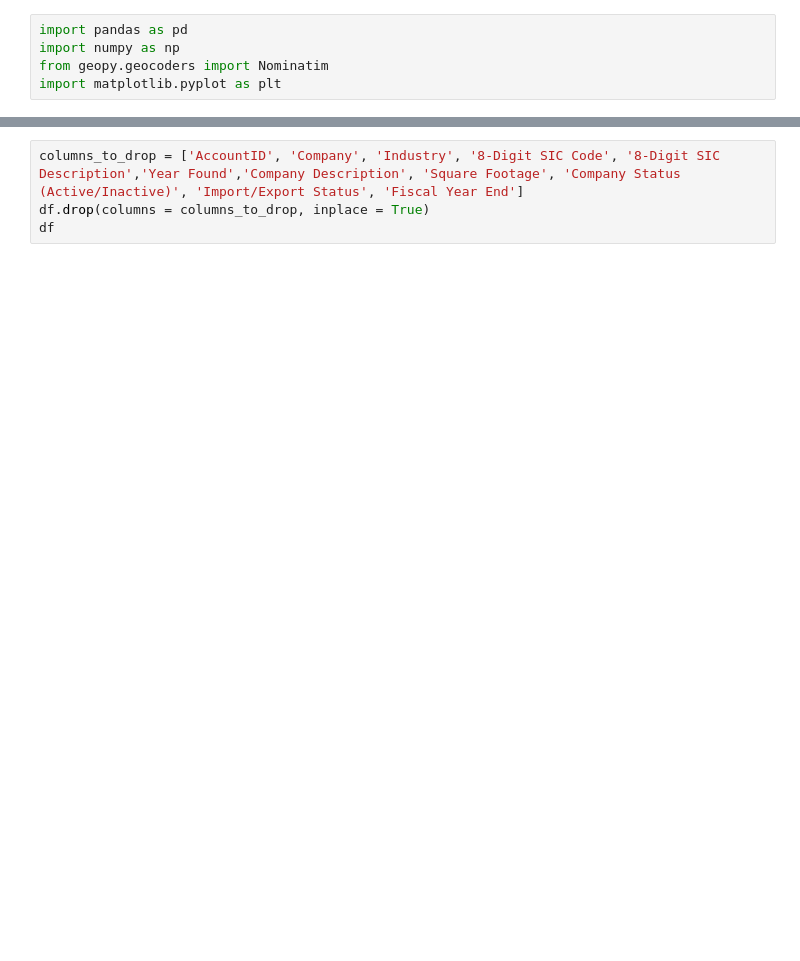
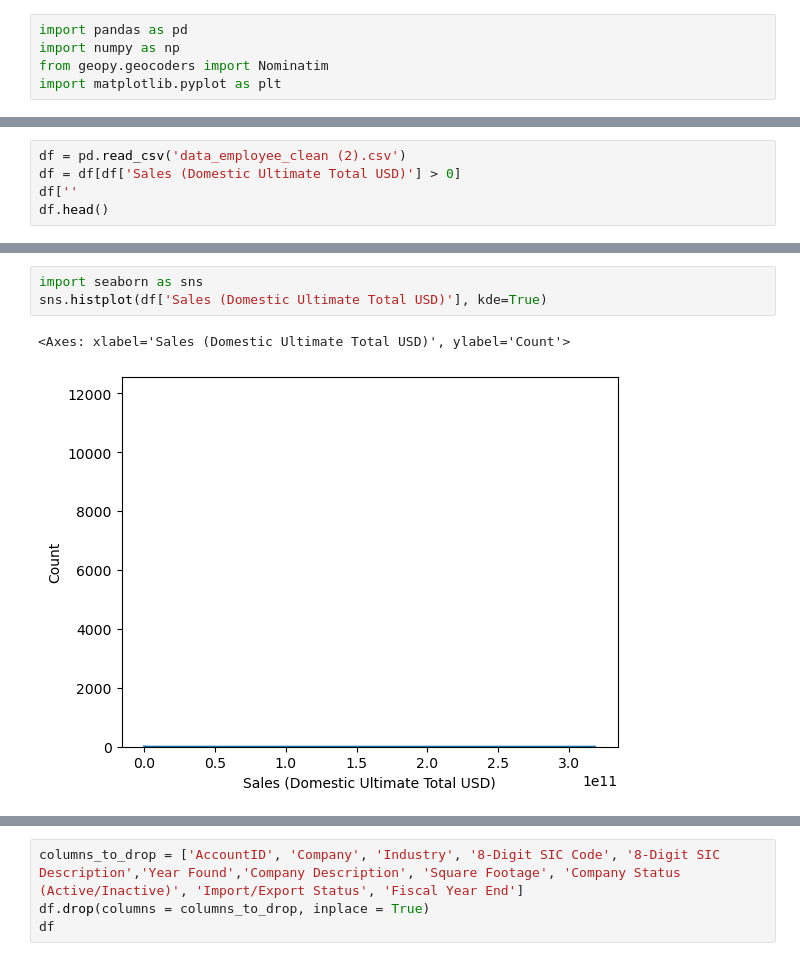
Before and after one commit to nguyenmybinhan/NUS-SDS-Datathon-Champion-TheViets, a Jupyter notebook: An_document.ipynb, the cells around one changed output, grey strips where cells are left out. Drawn from its saved outputs; the diff is of its cells as text; blank space fills up the shorter version.

```diff
--- a/An_document.ipynb
+++ b/An_document.ipynb
@@ -22,0 +6,5 @@ df
+# %%
+df = pd.read_csv('data_employee_clean (2).csv')
+df = df[df['Sales (Domestic Ultimate Total USD)'] > 0]
+df[''
+df.head()
@@ -22,0 +57,6 @@ df
+# %%
+import seaborn as sns
+sns.histplot(df['Sales (Domestic Ultimate Total USD)'], kde=True)
+# %% [output]
+<Axes: xlabel='Sales (Domestic Ultimate Total USD)', ylabel='Count'>
+[figure, added]
```
Also changed, not shown: parts of 19 cells of this notebook, 2 other files.
